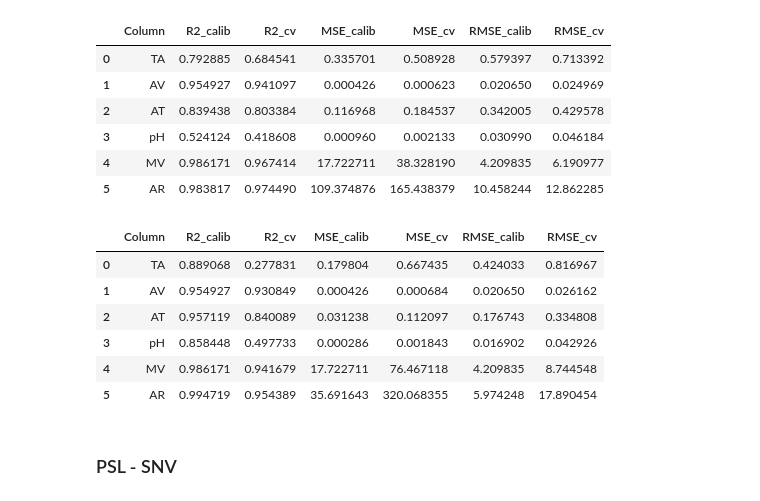
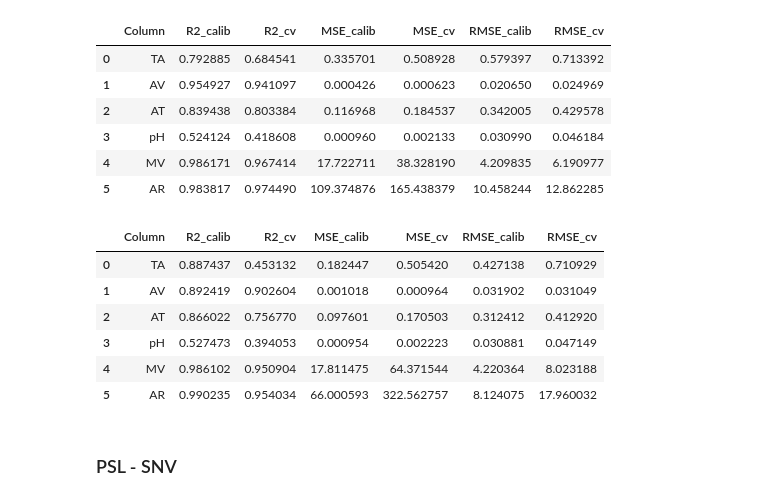
Before and after one commit to xndrxssx/field_spec_data_tests, a Jupyter notebook: field_spec_predição.ipynb, the cells around one changed output. Drawn from its saved outputs; the diff is of its cells as text; code cells hidden in the pictures.

```diff
--- a/field_spec_predição.ipynb
+++ b/field_spec_predição.ipynb
@@ -440,16 +454,16 @@ msc_psl
 | 3 | pH | 0.524124 | 0.418608 | 0.000960 | 0.002133 | 0.030990 | 0.046184 |
 | 4 | MV | 0.986171 | 0.967414 | 17.722711 | 38.328190 | 4.209835 | 6.190977 |
 | 5 | AR | 0.983817 | 0.974490 | 109.374876 | 165.438379 | 10.458244 | 12.862285 |
-# %%
-results_df_msc
-# %% [output]
-|  | Column | R2_calib | R2_cv | MSE_calib | MSE_cv | RMSE_calib | RMSE_cv |
-| 0 | TA | 0.889068 | 0.277831 | 0.179804 | 0.667435 | 0.424033 | 0.816967 |
-| 1 | AV | 0.954927 | 0.930849 | 0.000426 | 0.000684 | 0.020650 | 0.026162 |
-| 2 | AT | 0.957119 | 0.840089 | 0.031238 | 0.112097 | 0.176743 | 0.334808 |
-| 3 | pH | 0.858448 | 0.497733 | 0.000286 | 0.001843 | 0.016902 | 0.042926 |
-| 4 | MV | 0.986171 | 0.941679 | 17.722711 | 76.467118 | 4.209835 | 8.744548 |
-| 5 | AR | 0.994719 | 0.954389 | 35.691643 | 320.068355 | 5.974248 | 17.890454 |
+# %%
+results_pls_msc
+# %% [output]
+|  | Column | R2_calib | R2_cv | MSE_calib | MSE_cv | RMSE_calib | RMSE_cv |
+| 0 | TA | 0.887437 | 0.453132 | 0.182447 | 0.505420 | 0.427138 | 0.710929 |
+| 1 | AV | 0.892419 | 0.902604 | 0.001018 | 0.000964 | 0.031902 | 0.031049 |
+| 2 | AT | 0.866022 | 0.756770 | 0.097601 | 0.170503 | 0.312412 | 0.412920 |
+| 3 | pH | 0.527473 | 0.394053 | 0.000954 | 0.002223 | 0.030881 | 0.047149 |
+| 4 | MV | 0.986102 | 0.950904 | 17.811475 | 64.371544 | 4.220364 | 8.023188 |
+| 5 | AR | 0.990235 | 0.954034 | 66.000593 | 322.562757 | 8.124075 | 17.960032 |
 # %% [markdown]
 ### PSL - SNV
 # %%
```
Also changed, not shown: parts of 20 cells of this notebook, 1 other file.
